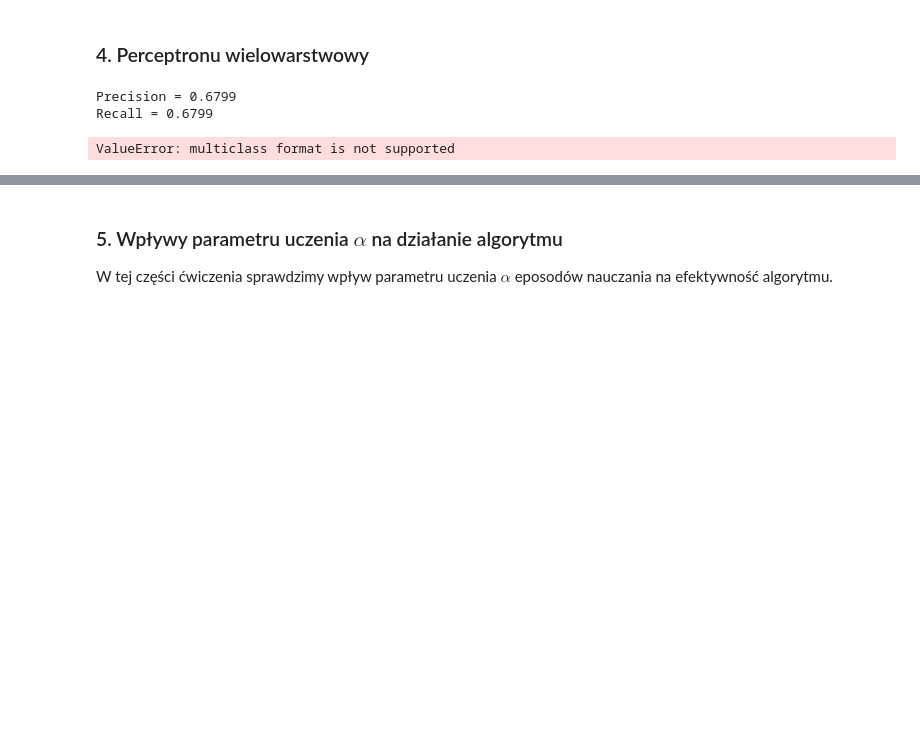
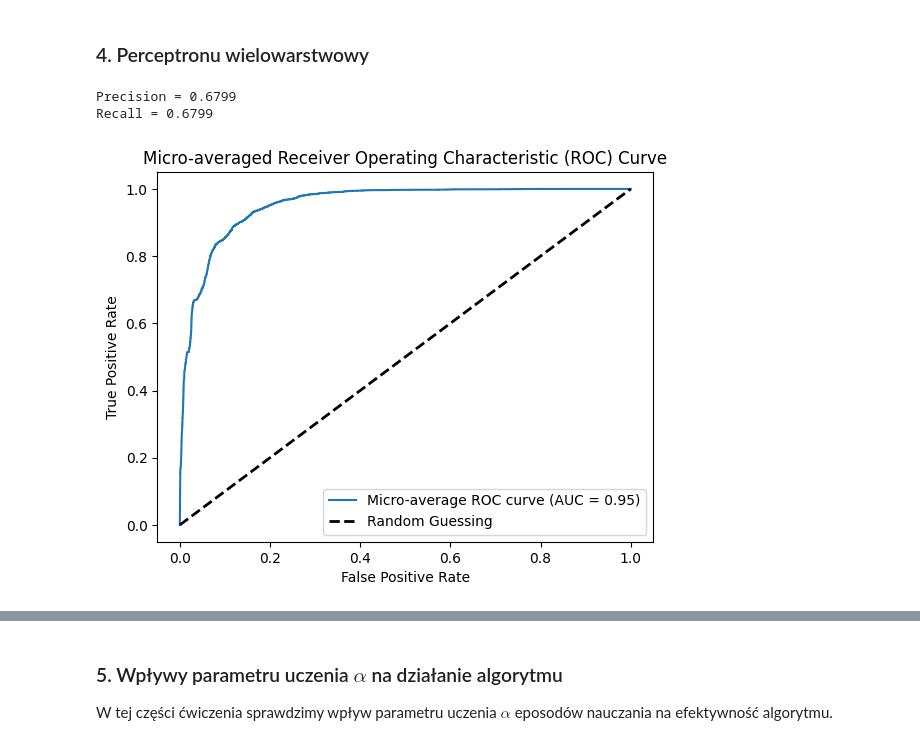
Before and after one commit to msadlej/wsi, a Jupyter notebook: cwicz6.ipynb, the cells around one changed output, grey strips where cells are left out. Saved outputs shown, nothing was run; the diff lists cells and outputs as text; code cells hidden in the pictures; blank space fills up the shorter version.

Commit message:
Graphs

```diff
--- a/cwicz6.ipynb
+++ b/cwicz6.ipynb
@@ -434,13 +438,18 @@ Recall = 0.6799
 # %%
 def plot_roc(neural_network :NeuralNetwork):
     pred_y = neural_network.predict(g_testing_x)
     fpr, tpr, _ = roc_curve(g_testing_y.ravel(), pred_y.ravel())
     roc_auc = auc(fpr, tpr)
 
     axes = plt.subplot()
-    axes.plot(fpr, tpr)
-    plt.plot([0, 1], [0, 1], color='black', lw=2, linestyle='--', label='Random Guessing')
+    axes.plot(fpr, tpr, label=f'Micro-average ROC curve (AUC = {roc_auc:.2f})')
+    axes.plot([0, 1], [0, 1], color='black', lw=2, linestyle='--', label='Random Guessing')
+    axes.set_ylabel('True Positive Rate')
+    axes.set_title('Micro-averaged Receiver Operating Characteristic (ROC) Curve')
+    axes.legend()
+    axes.set_xlabel('False Positive Rate')
+
 
 plot_roc(nn)
 # %% [output]
-ValueError: multiclass format is not supported
+[figure, added]
```
Also changed, not shown: parts of 3 cells of this notebook.
